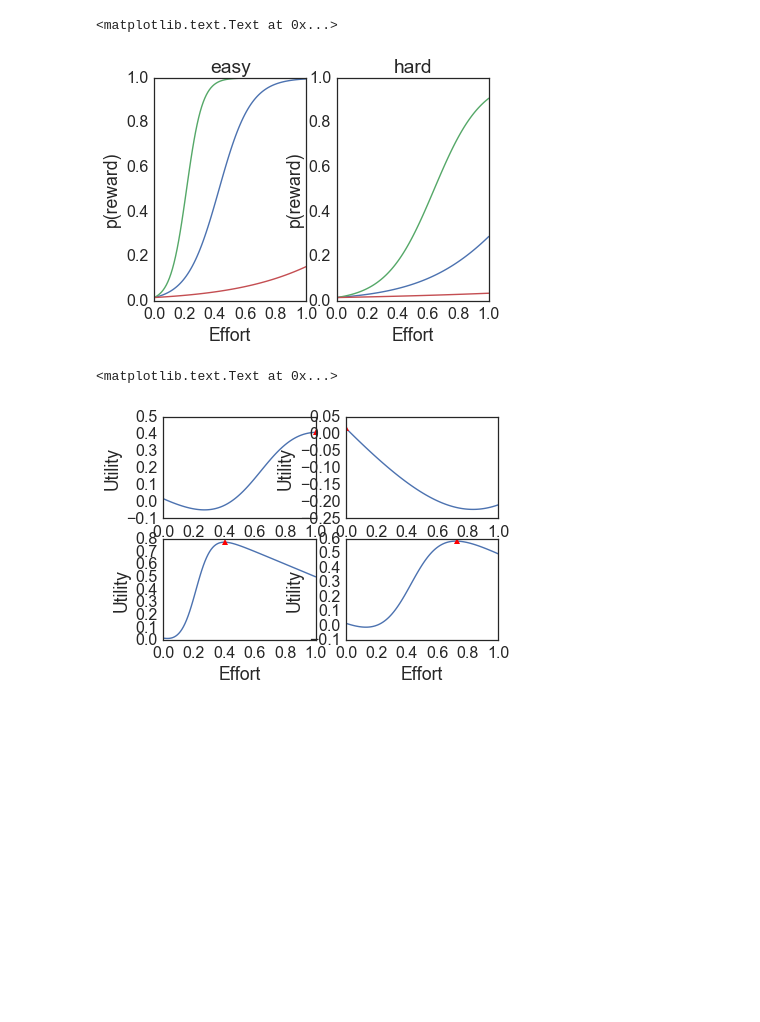
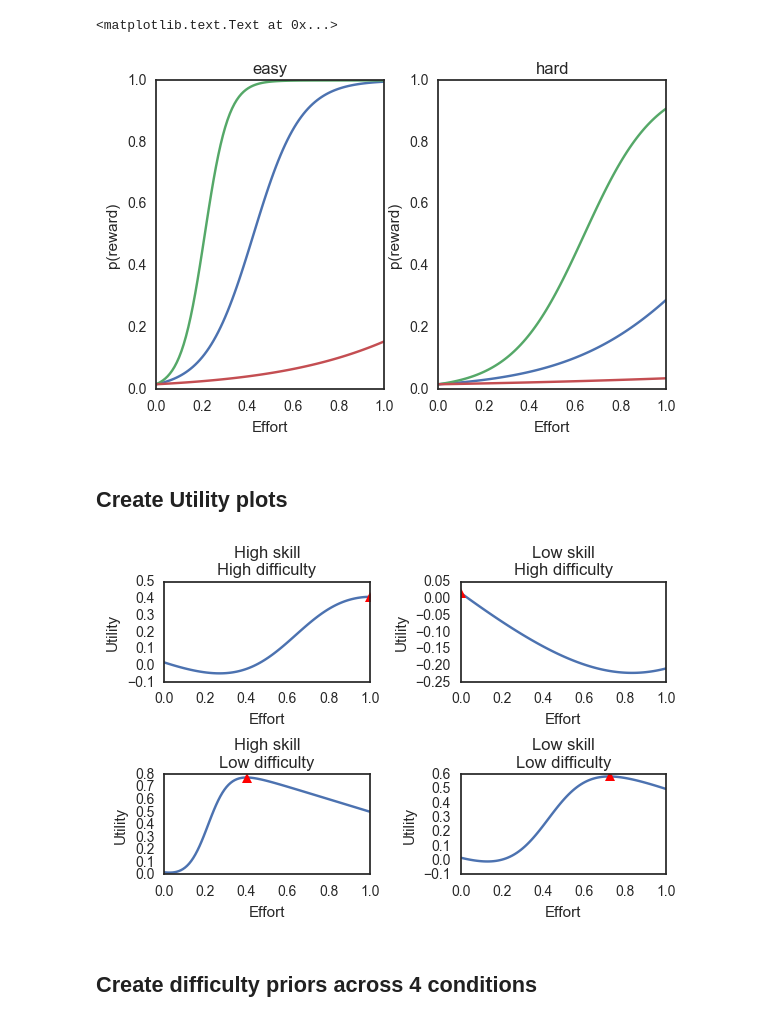
Before and after one commit to jlnrd/Effort, a Jupyter notebook: Effort_cogsci_2017.ipynb, the cells around one changed output. Cells and saved outputs as stored; diff of their text form; code cells hidden in the pictures; blank space fills up the shorter version.

```diff
--- a/Effort_cogsci_2017.ipynb
+++ b/Effort_cogsci_2017.ipynb
@@ -1,68 +31,41 @@
 # %%
-import pandas as pd
-import glob as glob
-import numpy as np
-import matplotlib.pyplot as plt
-import seaborn as sns
-%matplotlib inline
-sns.set_style('white')
-
-N_samples = 10000
-threshold = .5
-REWARD = 1
-
-COST = 0.5
-# 6 / 60
-B=6
-A=60 # 40 # 60
-u_skill = .625
-tao_skill = 20
-
-def prob_reward(e,diff,skill):
-    return 1/(1 + A * np.exp(-(e * skill / diff) * B))
-
-def get_effort(reward, cost, diff, skill):
-    Us=list()
-    es = np.linspace(0, 1, 100)
-    for i in es:
-        U=reward*prob_reward(i, diff, skill)-cost*i #utility function
-        Us.append(U)
-    return es[np.argmax(Us)], Us, es  #return argmax of utility, and utilities
-
 unskilled = .4
 skilled = .8
 kid = .1
 easy = .25
 hard = .75
 es=np.linspace(0,1,100)
 p0 = [prob_reward(e,easy,unskilled) for e in es]
 p1 = [prob_reward(e,easy,skilled) for e in es]
 p2 = [prob_reward(e,easy,kid) for e in es]
 
 plt.subplot(1,2,1)
 plt.plot(es,p0, es, p1, es, p2)
 plt.ylim([0,1])
 plt.xlabel('Effort') ; plt.ylabel('p(reward)'); plt.title('easy')
 
 p0 = [prob_reward(e,hard,unskilled) for e in es]
 p1 = [prob_reward(e,hard,skilled) for e in es]
 p2 = [prob_reward(e,hard,kid) for e in es]
 plt.subplot(1,2,2)
 plt.plot(es,p0, es, p1, es, p2)
+plt.tight_layout()
 plt.ylim([0,1])
 plt.xlabel('Effort') ; plt.ylabel('p(reward)'); plt.title('hard')
 # %% [output]
 <matplotlib.text.Text at 0x...>
-[figure, old version]
+[figure, new version]
+# %% [markdown]
+## Create Utility plots
 # %%
-
-
 plt.subplot(2,2,1)
 effort,Us,es=get_effort(REWARD,COST,hard,skilled)
 plt.plot(es,Us)
 plt.plot(effort,max(Us),'r^')
 plt.xlabel('Effort')
 plt.ylabel('Utility')
+plt.title('High skill\nHigh difficulty')
+plt.tight_layout()
 
 plt.subplot(2,2,2)
 effort,Us,es=get_effort(REWARD,COST,hard,unskilled)
@@ -70,6 +73,8 @@ plt.plot(es,Us)
 plt.plot(effort,max(Us),'r^')
 plt.xlabel('Effort')
 plt.ylabel('Utility')
+plt.title('Low skill\nHigh difficulty')
+plt.tight_layout()
 
 plt.subplot(2,2,3)
 effort,Us,es=get_effort(REWARD,COST,easy,skilled)
@@ -77,6 +82,8 @@ plt.plot(es,Us)
 plt.plot(effort,max(Us),'r^')
 plt.xlabel('Effort')
 plt.ylabel('Utility')
+plt.title('High skill\nLow difficulty')
+plt.tight_layout()
 
 plt.subplot(2,2,4)
 effort,Us,es=get_effort(REWARD,COST,easy,unskilled)
@@ -84,9 +91,12 @@ plt.plot(es,Us)
 plt.plot(effort,max(Us),'r^')
 plt.xlabel('Effort')
 plt.ylabel('Utility')
+plt.title('Low skill\nLow difficulty')
+plt.tight_layout()
 # %% [output]
-<matplotlib.text.Text at 0x...>
-[figure, old version]
+[figure, new version]
+# %% [markdown]
+## Create difficulty priors across 4 conditions
 # %%
 #MAKE INTO DIC
 sampled_skill_high = list()
```
Also changed, not shown: parts of 8 cells of this notebook, 1 other file.
